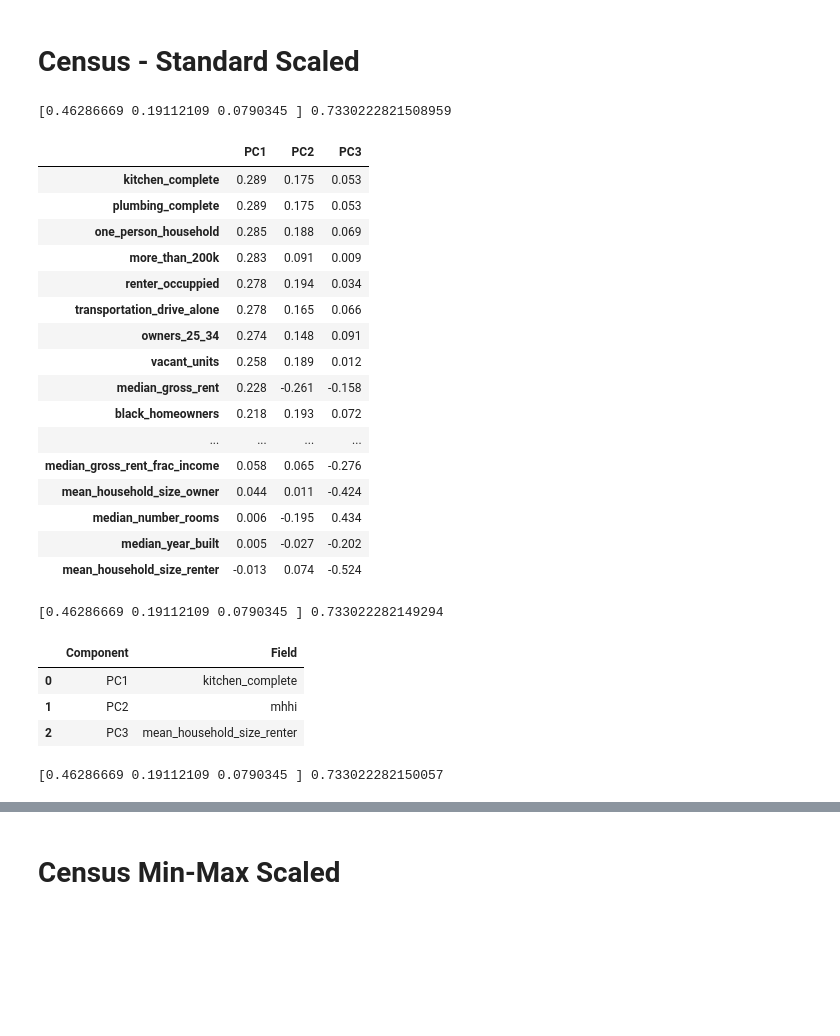
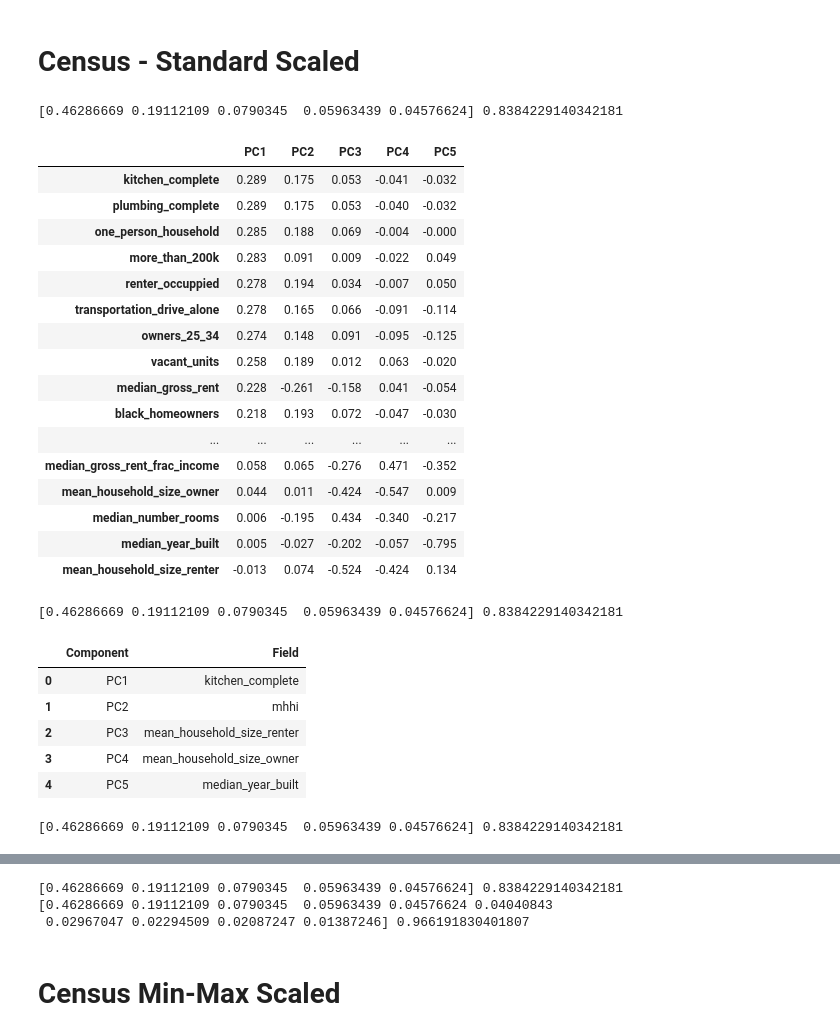
Before and after one commit to RyanZimmermanNWU/Northwestern-MSDS-Capstone-2023, a Jupyter notebook: Scripts/c. Feature Extraction and Creation.ipynb, the cells around one changed output, grey strips where cells are left out. Saved outputs shown, nothing was run; the diff lists cells and outputs as text; code cells hidden in the pictures; blank space fills up the shorter version.

```diff
--- a/Scripts/c. Feature Extraction and Creation.ipynb
+++ b/Scripts/c. Feature Extraction and Creation.ipynb
@@ -88,40 +91,49 @@ def perform_pca(df_set, pca_param):
 # %%
 ###################
 # Plot Options
 # pylab for 3d plot
 #%pylab
 #%matplotlib inline
-display(perform_pca(census_ss, 3)[0])
+display(perform_pca(census_ss, .80)[0])
 
-display(perform_pca(census_ss, 3)[1])
+display(perform_pca(census_ss, .80)[1])
 
-pca_plot(perform_pca(census_ss, 3)[2])
+pca_plot(perform_pca(census_ss, .80)[2])
+
+# Excel Output
+perform_pca(census_ss, .80)[0].to_csv(r'C:\Users\Mattl\Desktop\Data\census_ss_pca_loadings.csv')
+perform_pca(census_ss, 10)[2].to_csv(r'C:\Users\Mattl\Desktop\Data\census_ss_pca_components.csv')
 # %% [output]
-[0.46286669 0.19112109 0.0790345 ] 0.7330222821508959
+[0.46286669 0.19112109 0.0790345  0.05963439 0.04576624] 0.8384229140342181
-|  | PC1 | PC2 | PC3 |
-| kitchen_complete | 0.289 | 0.175 | 0.053 |
-| plumbing_complete | 0.289 | 0.175 | 0.053 |
-| one_person_household | 0.285 | 0.188 | 0.069 |
-| more_than_200k | 0.283 | 0.091 | 0.009 |
-| renter_occuppied | 0.278 | 0.194 | 0.034 |
-| transportation_drive_alone | 0.278 | 0.165 | 0.066 |
-| owners_25_34 | 0.274 | 0.148 | 0.091 |
-| vacant_units | 0.258 | 0.189 | 0.012 |
-| median_gross_rent | 0.228 | -0.261 | -0.158 |
-| black_homeowners | 0.218 | 0.193 | 0.072 |
-| ... | ... | ... | ... |
-| median_gross_rent_frac_income | 0.058 | 0.065 | -0.276 |
-| mean_household_size_owner | 0.044 | 0.011 | -0.424 |
-| median_number_rooms | 0.006 | -0.195 | 0.434 |
-| median_year_built | 0.005 | -0.027 | -0.202 |
-| mean_household_size_renter | -0.013 | 0.074 | -0.524 |
+|  | PC1 | PC2 | PC3 | PC4 | PC5 |
+| kitchen_complete | 0.289 | 0.175 | 0.053 | -0.041 | -0.032 |
+| plumbing_complete | 0.289 | 0.175 | 0.053 | -0.040 | -0.032 |
+| one_person_household | 0.285 | 0.188 | 0.069 | -0.004 | -0.000 |
+| more_than_200k | 0.283 | 0.091 | 0.009 | -0.022 | 0.049 |
+| renter_occuppied | 0.278 | 0.194 | 0.034 | -0.007 | 0.050 |
+| transportation_drive_alone | 0.278 | 0.165 | 0.066 | -0.091 | -0.114 |
+| owners_25_34 | 0.274 | 0.148 | 0.091 | -0.095 | -0.125 |
+| vacant_units | 0.258 | 0.189 | 0.012 | 0.063 | -0.020 |
+| median_gross_rent | 0.228 | -0.261 | -0.158 | 0.041 | -0.054 |
+| black_homeowners | 0.218 | 0.193 | 0.072 | -0.047 | -0.030 |
+| ... | ... | ... | ... | ... | ... |
+| median_gross_rent_frac_income | 0.058 | 0.065 | -0.276 | 0.471 | -0.352 |
+| mean_household_size_owner | 0.044 | 0.011 | -0.424 | -0.547 | 0.009 |
+| median_number_rooms | 0.006 | -0.195 | 0.434 | -0.340 | -0.217 |
+| median_year_built | 0.005 | -0.027 | -0.202 | -0.057 | -0.795 |
+| mean_household_size_renter | -0.013 | 0.074 | -0.524 | -0.424 | 0.134 |
-[0.46286669 0.19112109 0.0790345 ] 0.733022282149294
+[0.46286669 0.19112109 0.0790345  0.05963439 0.04576624] 0.8384229140342181
 |  | Component | Field |
 | 0 | PC1 | kitchen_complete |
 | 1 | PC2 | mhhi |
 | 2 | PC3 | mean_household_size_renter |
+| 3 | PC4 | mean_household_size_owner |
+| 4 | PC5 | median_year_built |
-[0.46286669 0.19112109 0.0790345 ] 0.733022282150057
+[0.46286669 0.19112109 0.0790345  0.05963439 0.04576624] 0.8384229140342181
 [figure]
+[0.46286669 0.19112109 0.0790345  0.05963439 0.04576624] 0.8384229140342181
+[0.46286669 0.19112109 0.0790345  0.05963439 0.04576624 0.04040843
+ 0.02967047 0.02294509 0.02087247 0.01387246] 0.966191830401807
 # %% [markdown]
 # Census Min-Max Scaled
 # %%
```
Also changed, not shown: parts of 6 cells of this notebook.
